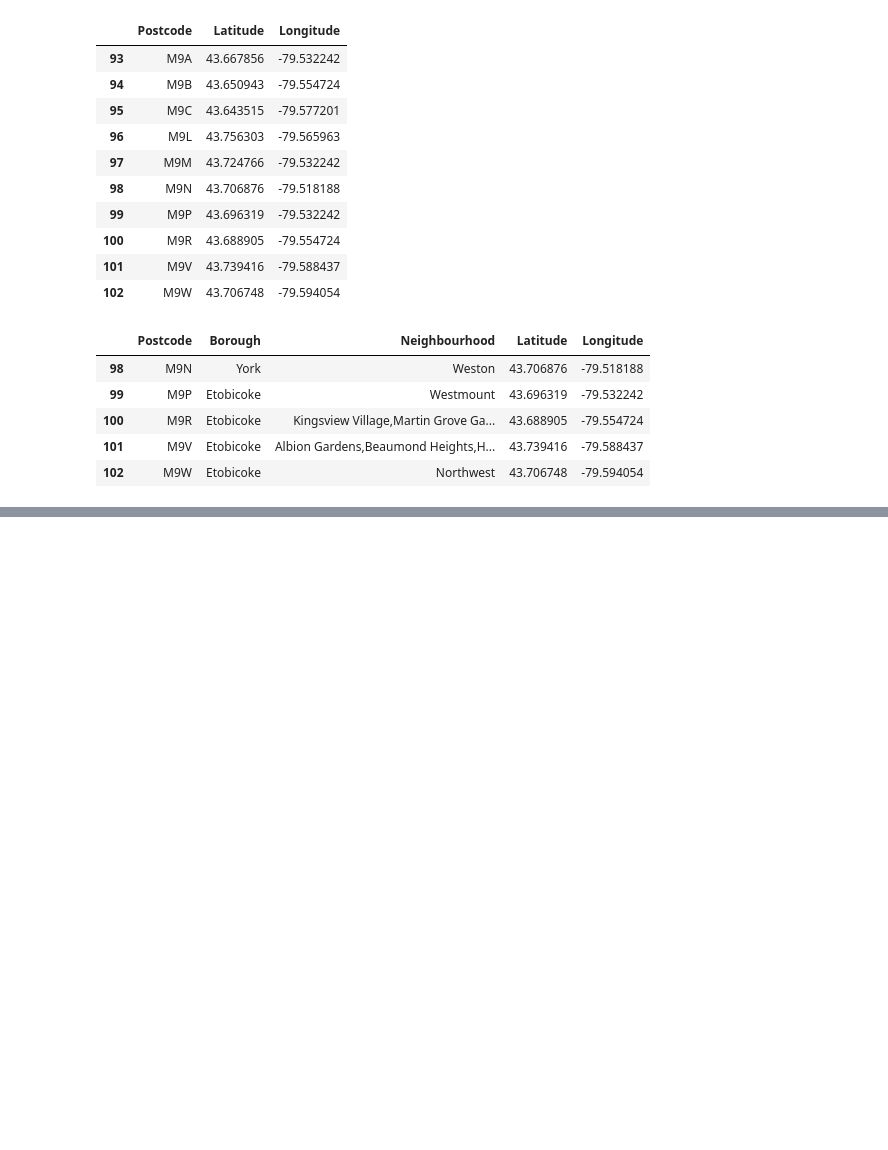
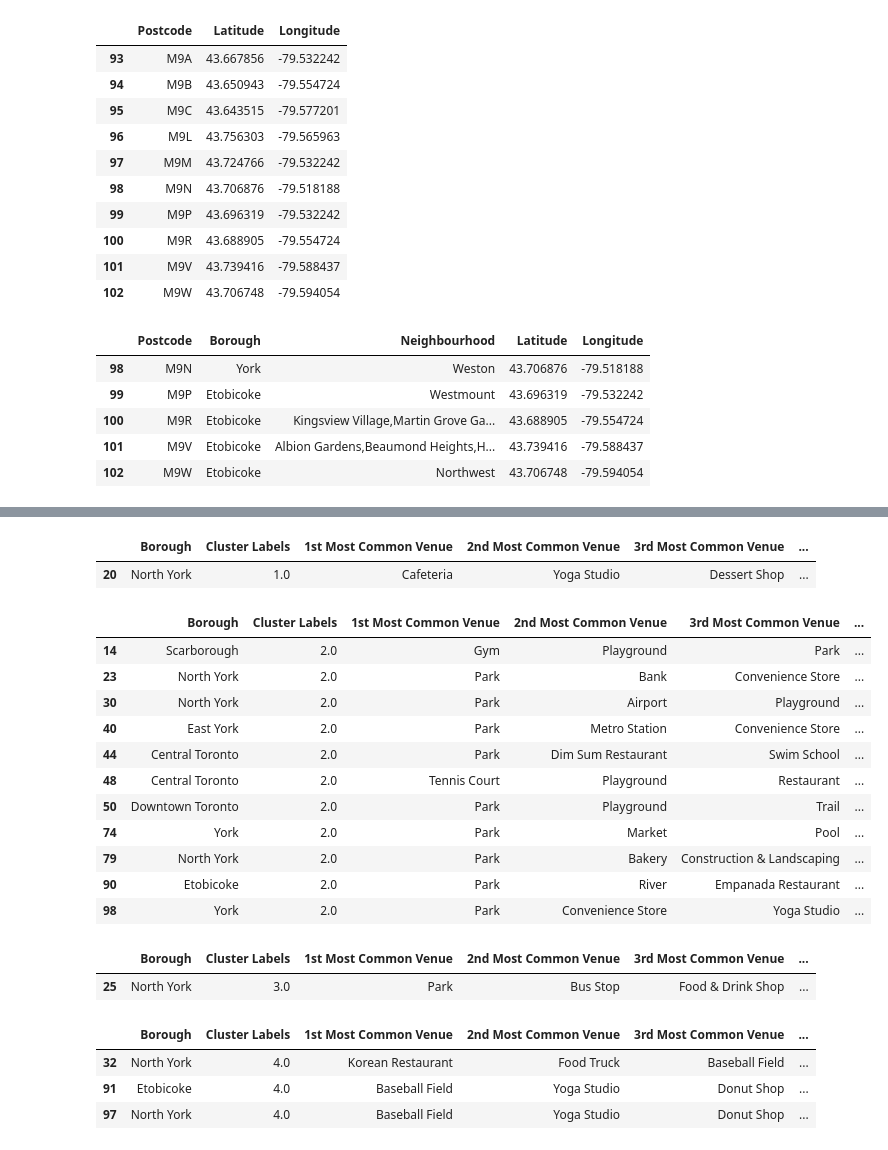
Before and after one commit to dhhoangf/Coursera_Capstone, a Jupyter notebook: Toronto Neighborhood dataframe.ipynb, the cells around one changed output, grey strips where cells are left out. Cells and saved outputs as stored; diff of their text form; code cells hidden in the pictures; blank space fills up the shorter version.

```diff
--- a/Toronto Neighborhood dataframe.ipynb
+++ b/Toronto Neighborhood dataframe.ipynb
@@ -135,0 +544,36 @@ df4.tail()
+# %%
+#Cluster 2
+toronto_merged.loc[toronto_merged['Cluster Labels'] == 1, toronto_merged.columns[[1] + list(range(5, toronto_merged.shape[1]))]]
+# %% [output]
+|  | Borough | Cluster Labels | 1st Most Common Venue | 2nd Most Common Venue | 3rd Most Common Venue | ... |
+| 20 | North York | 1.0 | Cafeteria | Yoga Studio | Dessert Shop | ... |
+# %%
+#Cluster 3
+toronto_merged.loc[toronto_merged['Cluster Labels'] == 2, toronto_merged.columns[[1] + list(range(5, toronto_merged.shape[1]))]]
+# %% [output]
+|  | Borough | Cluster Labels | 1st Most Common Venue | 2nd Most Common Venue | 3rd Most Common Venue | ... |
+| 14 | Scarborough | 2.0 | Gym | Playground | Park | ... |
+| 23 | North York | 2.0 | Park | Bank | Convenience Store | ... |
+| 30 | North York | 2.0 | Park | Airport | Playground | ... |
+| 40 | East York | 2.0 | Park | Metro Station | Convenience Store | ... |
+| 44 | Central Toronto | 2.0 | Park | Dim Sum Restaurant | Swim School | ... |
+| 48 | Central Toronto | 2.0 | Tennis Court | Playground | Restaurant | ... |
+| 50 | Downtown Toronto | 2.0 | Park | Playground | Trail | ... |
+| 74 | York | 2.0 | Park | Market | Pool | ... |
+| 79 | North York | 2.0 | Park | Bakery | Construction & Landscaping | ... |
+| 90 | Etobicoke | 2.0 | Park | River | Empanada Restaurant | ... |
+| 98 | York | 2.0 | Park | Convenience Store | Yoga Studio | ... |
+# %%
+#Cluster 4
+toronto_merged.loc[toronto_merged['Cluster Labels'] == 3, toronto_merged.columns[[1] + list(range(5, toronto_merged.shape[1]))]]
+# %% [output]
+|  | Borough | Cluster Labels | 1st Most Common Venue | 2nd Most Common Venue | 3rd Most Common Venue | ... |
+| 25 | North York | 3.0 | Park | Bus Stop | Food & Drink Shop | ... |
+# %%
+#Cluster 5
+toronto_merged.loc[toronto_merged['Cluster Labels'] == 4, toronto_merged.columns[[1] + list(range(5, toronto_merged.shape[1]))]]
+# %% [output]
+|  | Borough | Cluster Labels | 1st Most Common Venue | 2nd Most Common Venue | 3rd Most Common Venue | ... |
+| 32 | North York | 4.0 | Korean Restaurant | Food Truck | Baseball Field | ... |
+| 91 | Etobicoke | 4.0 | Baseball Field | Yoga Studio | Donut Shop | ... |
+| 97 | North York | 4.0 | Baseball Field | Yoga Studio | Donut Shop | ... |
```
Also changed, not shown: parts of 20 cells of this notebook.
